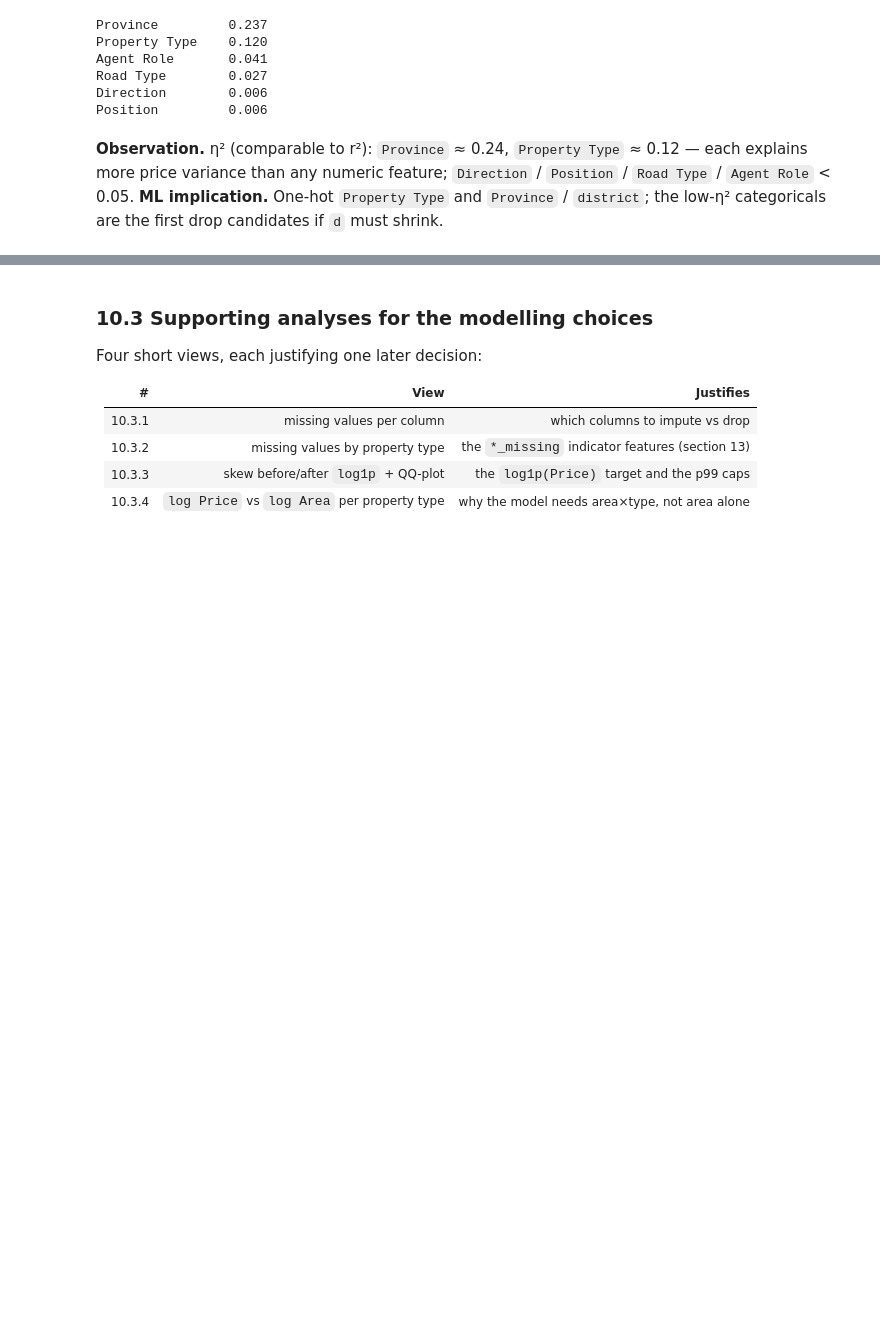
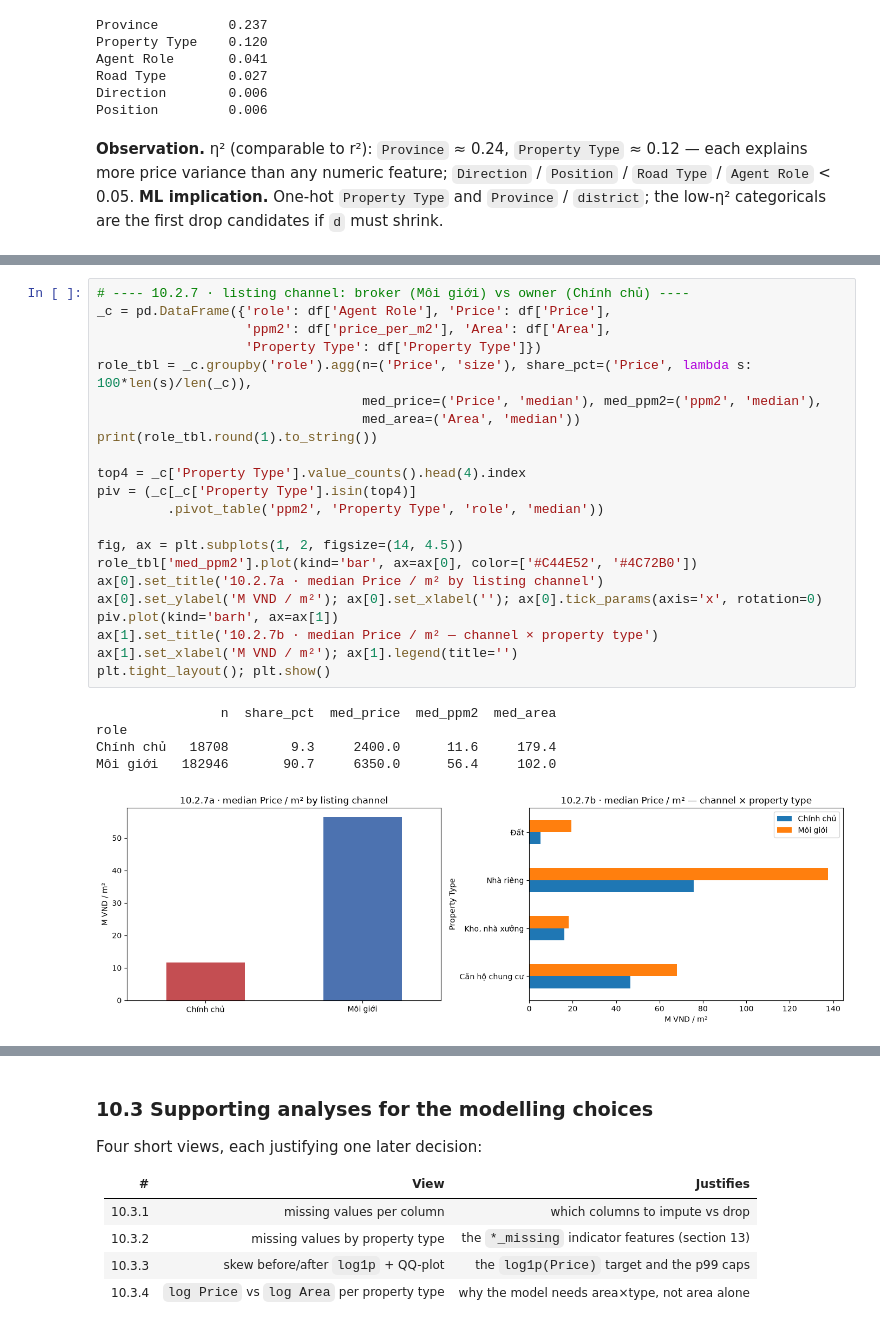
Before and after one commit to dzungluu25/Intelligence_System, a Jupyter notebook: Assignment_2/house_price/notebook/house_price.ipynb, the cells around one changed output, grey strips where cells are left out. Cells and saved outputs as stored; diff of their text form; blank space fills up the shorter version.

```diff
--- a/Assignment_2/house_price/notebook/house_price.ipynb
+++ b/Assignment_2/house_price/notebook/house_price.ipynb
@@ -604,0 +715,28 @@ categoricals are the first drop candidates if `d` must shrink.
+# %%
+# ---- 10.2.7 · listing channel: broker (Môi giới) vs owner (Chính chủ) ----
+_c = pd.DataFrame({'role': df['Agent Role'], 'Price': df['Price'],
+                   'ppm2': df['price_per_m2'], 'Area': df['Area'],
+                   'Property Type': df['Property Type']})
+role_tbl = _c.groupby('role').agg(n=('Price', 'size'), share_pct=('Price', lambda s: 100*len(s)/len(_c)),
+                                  med_price=('Price', 'median'), med_ppm2=('ppm2', 'median'),
+                                  med_area=('Area', 'median'))
+print(role_tbl.round(1).to_string())
+
+top4 = _c['Property Type'].value_counts().head(4).index
+piv = (_c[_c['Property Type'].isin(top4)]
+         .pivot_table('ppm2', 'Property Type', 'role', 'median'))
+
+fig, ax = plt.subplots(1, 2, figsize=(14, 4.5))
+role_tbl['med_ppm2'].plot(kind='bar', ax=ax[0], color=['#C44E52', '#4C72B0'])
+ax[0].set_title('10.2.7a · median Price / m² by listing channel')
+ax[0].set_ylabel('M VND / m²'); ax[0].set_xlabel(''); ax[0].tick_params(axis='x', rotation=0)
+piv.plot(kind='barh', ax=ax[1])
+ax[1].set_title('10.2.7b · median Price / m² — channel × property type')
+ax[1].set_xlabel('M VND / m²'); ax[1].legend(title='')
+plt.tight_layout(); plt.show()
+# %% [output]
+                n  share_pct  med_price  med_ppm2  med_area
+role
+Chính chủ   18708        9.3     2400.0      11.6     179.4
+Môi giới   182946       90.7     6350.0      56.4     102.0
+[figure, added]
```
Also changed, not shown: parts of 37 cells of this notebook, 9 other files.
